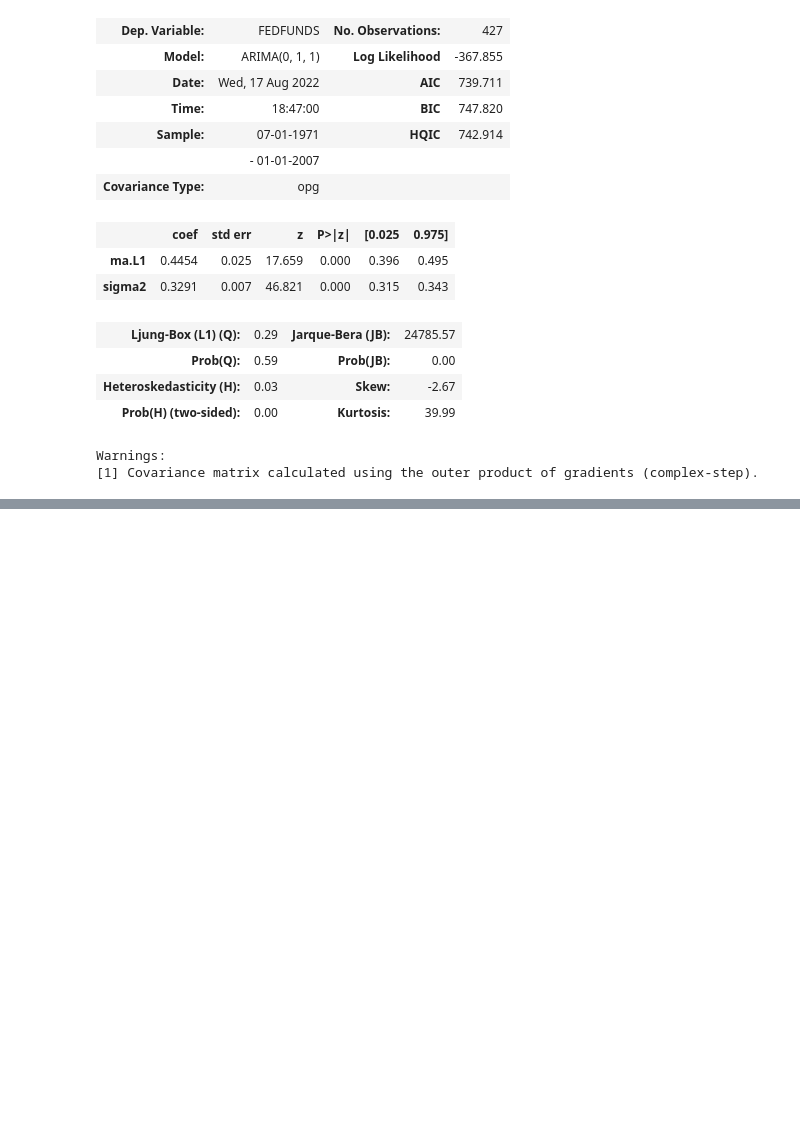
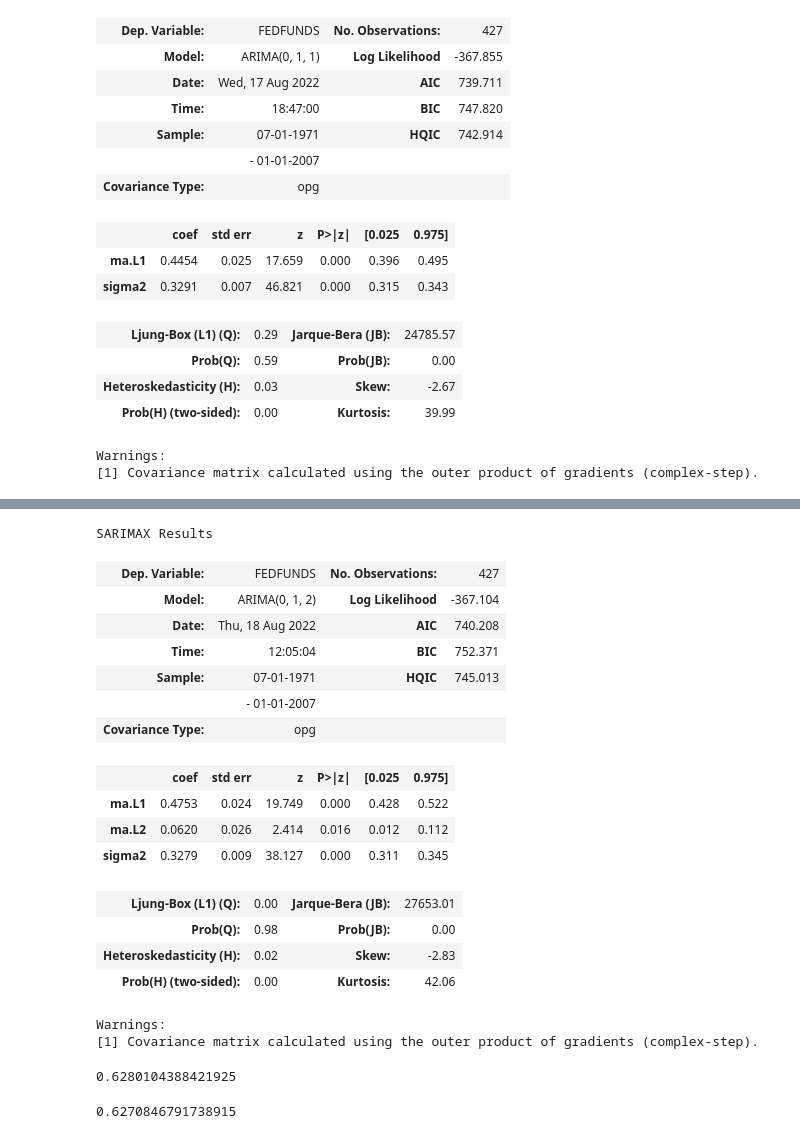
Before and after one commit to mychaldubyk/Federal-Funds-Rate-Analysis, a Jupyter notebook: Working_Notebooks/Capstone_new.ipynb, the cells around one changed output, grey strips where cells are left out. Drawn from its saved outputs; the diff is of its cells as text; code cells hidden in the pictures; blank space fills up the shorter version.

```diff
--- a/Working_Notebooks/Capstone_new.ipynb
+++ b/Working_Notebooks/Capstone_new.ipynb
@@ -849,3 +974,7 @@ SARIMAX Results
 | Prob(H) (two-sided): | 0.00 | Kurtosis: | 39.99 |
 Warnings:
 [1] Covariance matrix calculated using the outer product of gradients (complex-step).
+# %%
+MA2_model= ARIMA(train, order=(0, 1, 2)).fit()
+y_hat = MA2_model.predict(typ='levels')
+y_hat
@@ -851,0 +994,31 @@ Warnings:
+# %%
+MA2_model.summary()
+# %% [output]
+SARIMAX Results
+| Dep. Variable: | FEDFUNDS | No. Observations: | 427 |
+| Model: | ARIMA(0, 1, 2) | Log Likelihood | -367.104 |
+| Date: | Thu, 18 Aug 2022 | AIC | 740.208 |
+| Time: | 12:05:04 | BIC | 752.371 |
+| Sample: | 07-01-1971 | HQIC | 745.013 |
+|  | - 01-01-2007 |  |  |
+| Covariance Type: | opg |  |  |
+|  | coef | std err | z | P>|z| | [0.025 | 0.975] |
+| ma.L1 | 0.4753 | 0.024 | 19.749 | 0.000 | 0.428 | 0.522 |
+| ma.L2 | 0.0620 | 0.026 | 2.414 | 0.016 | 0.012 | 0.112 |
+| sigma2 | 0.3279 | 0.009 | 38.127 | 0.000 | 0.311 | 0.345 |
+| Ljung-Box (L1) (Q): | 0.00 | Jarque-Bera (JB): | 27653.01 |
+| Prob(Q): | 0.98 | Prob(JB): | 0.00 |
+| Heteroskedasticity (H): | 0.02 | Skew: | -2.83 |
+| Prob(H) (two-sided): | 0.00 | Kurtosis: | 42.06 |
+Warnings:
+[1] Covariance matrix calculated using the outer product of gradients (complex-step).
+# %%
+y_hat_MA = MA_model.predict(typ='levels')
+np.sqrt(mean_squared_error(train, y_hat_MA))
+# %% [output]
+0.6280104388421925
+# %%
+y_hat_MA2 = MA2_model.predict(typ='levels')
+np.sqrt(mean_squared_error(train, y_hat_MA2))
+# %% [output]
+0.6270846791738915
```
Also changed, not shown: parts of 21 cells of this notebook.
